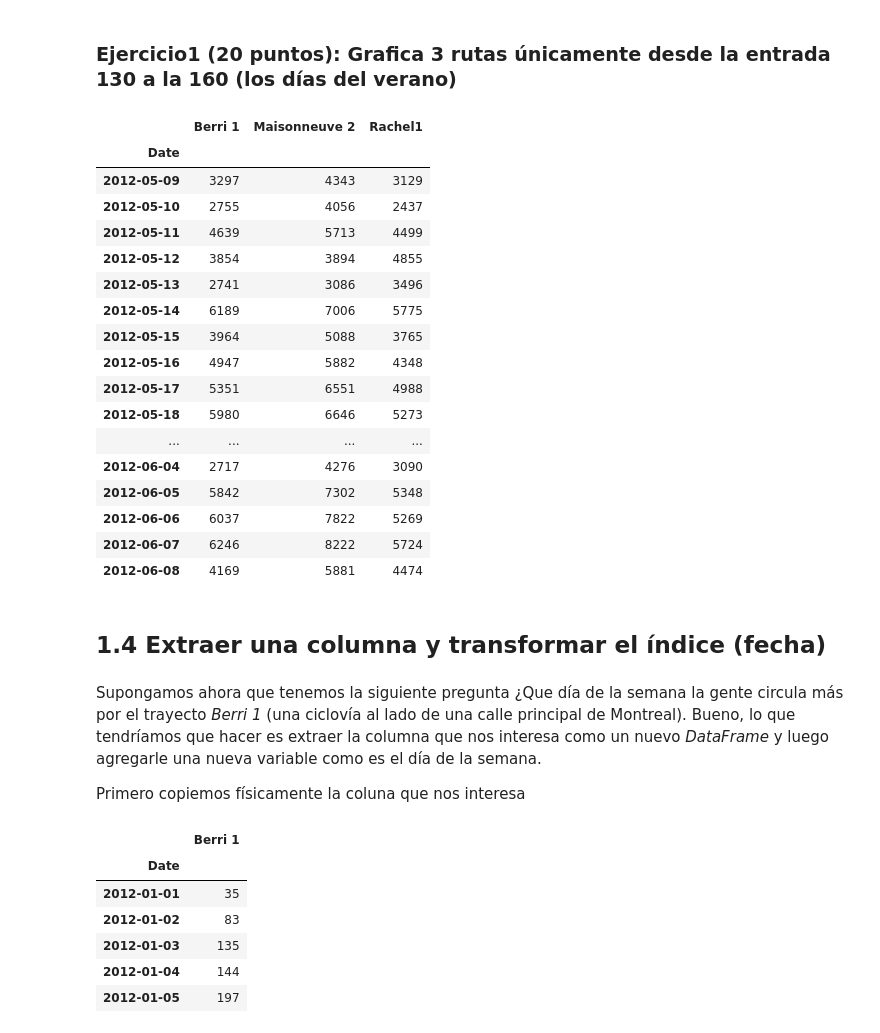
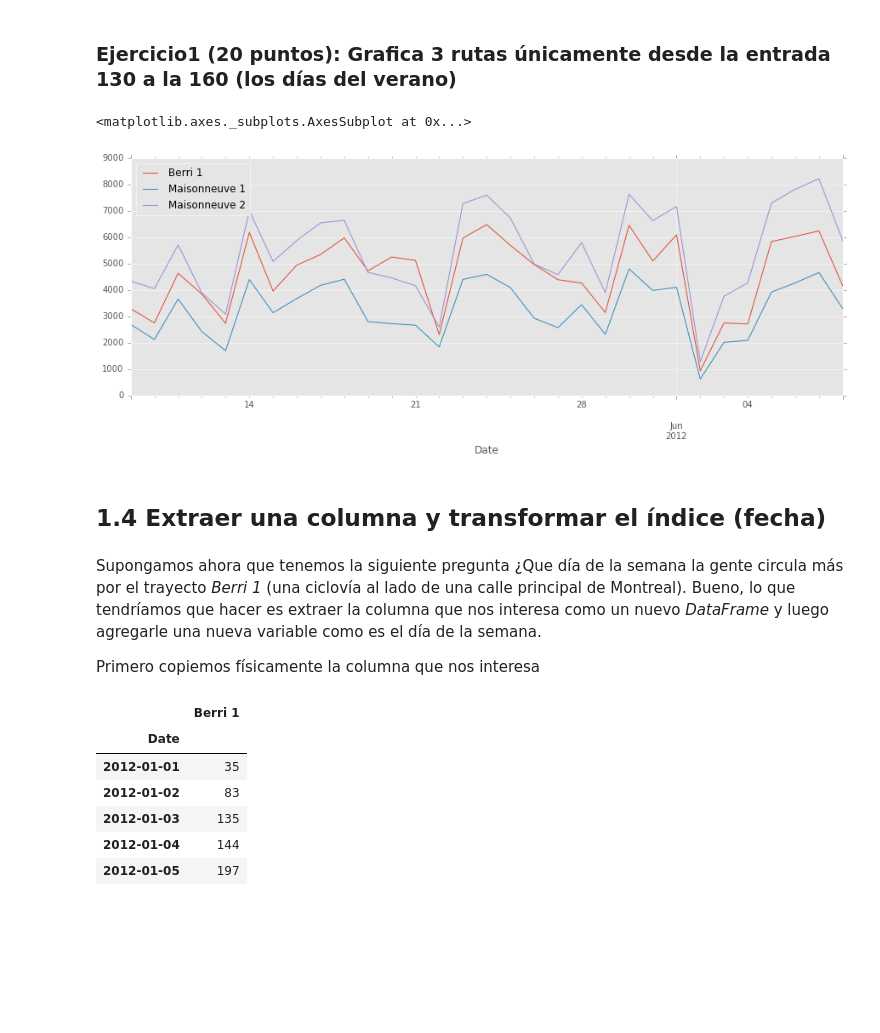
Before and after one commit to cursoRdP-unison/pandas, a Jupyter notebook: intro_pandas.ipynb, the cells around one changed output. Drawn from its saved outputs; the diff is of its cells as text; code cells hidden in the pictures; blank space fills up the shorter version.

```diff
--- a/intro_pandas.ipynb
+++ b/intro_pandas.ipynb
@@ -98,33 +98,16 @@ fixed_df.plot(figsize=(15, 10))
 ### Ejercicio1 (20 puntos): Grafica 3 rutas únicamente desde la entrada 130 a la 160 (los días del verano)
 # %%
 # Escribe aquí tu código
-
-fixed_df[['Berri 1', 'Maisonneuve 2', 'Rachel1']][129:160]
+fixed_df[['Berri 1', 'Maisonneuve 1', 'Maisonneuve 2']][129:160].plot()
 # %% [output]
-|  | Berri 1 | Maisonneuve 2 | Rachel1 |
-| Date |  |  |  |
-| 2012-05-09 | 3297 | 4343 | 3129 |
-| 2012-05-10 | 2755 | 4056 | 2437 |
-| 2012-05-11 | 4639 | 5713 | 4499 |
-| 2012-05-12 | 3854 | 3894 | 4855 |
-| 2012-05-13 | 2741 | 3086 | 3496 |
-| 2012-05-14 | 6189 | 7006 | 5775 |
-| 2012-05-15 | 3964 | 5088 | 3765 |
-| 2012-05-16 | 4947 | 5882 | 4348 |
-| 2012-05-17 | 5351 | 6551 | 4988 |
-| 2012-05-18 | 5980 | 6646 | 5273 |
-| ... | ... | ... | ... |
-| 2012-06-04 | 2717 | 4276 | 3090 |
-| 2012-06-05 | 5842 | 7302 | 5348 |
-| 2012-06-06 | 6037 | 7822 | 5269 |
-| 2012-06-07 | 6246 | 8222 | 5724 |
-| 2012-06-08 | 4169 | 5881 | 4474 |
+<matplotlib.axes._subplots.AxesSubplot at 0x...>
+[figure, added]
 # %% [markdown]
 ## 1.4 Extraer una columna y transformar el índice (fecha)
 # %% [markdown]
 Supongamos ahora que tenemos la siguiente pregunta ¿Que día de la semana la gente circula más por el trayecto *Berri 1* (una ciclovía al lado de una calle principal de Montreal). Bueno, lo que tendríamos que hacer es extraer la columna que nos interesa como un nuevo *DataFrame* y luego agregarle una nueva variable como es el día de la semana.
 
-Primero copiemos físicamente la coluna que nos interesa
+Primero copiemos físicamente la columna que nos interesa
 # %%
 berri_bikes = fixed_df[['Berri 1']].copy()
 berri_bikes.head()
```
Also changed, not shown: parts of 7 cells of this notebook.
